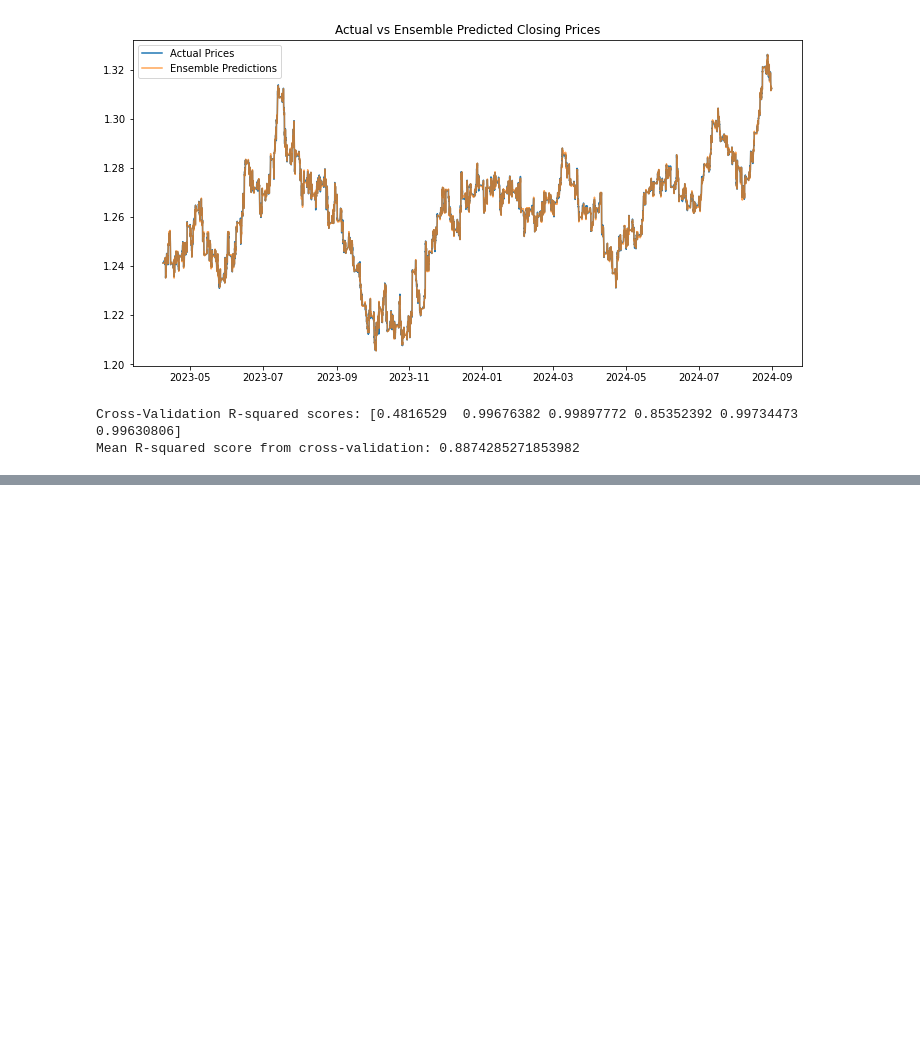
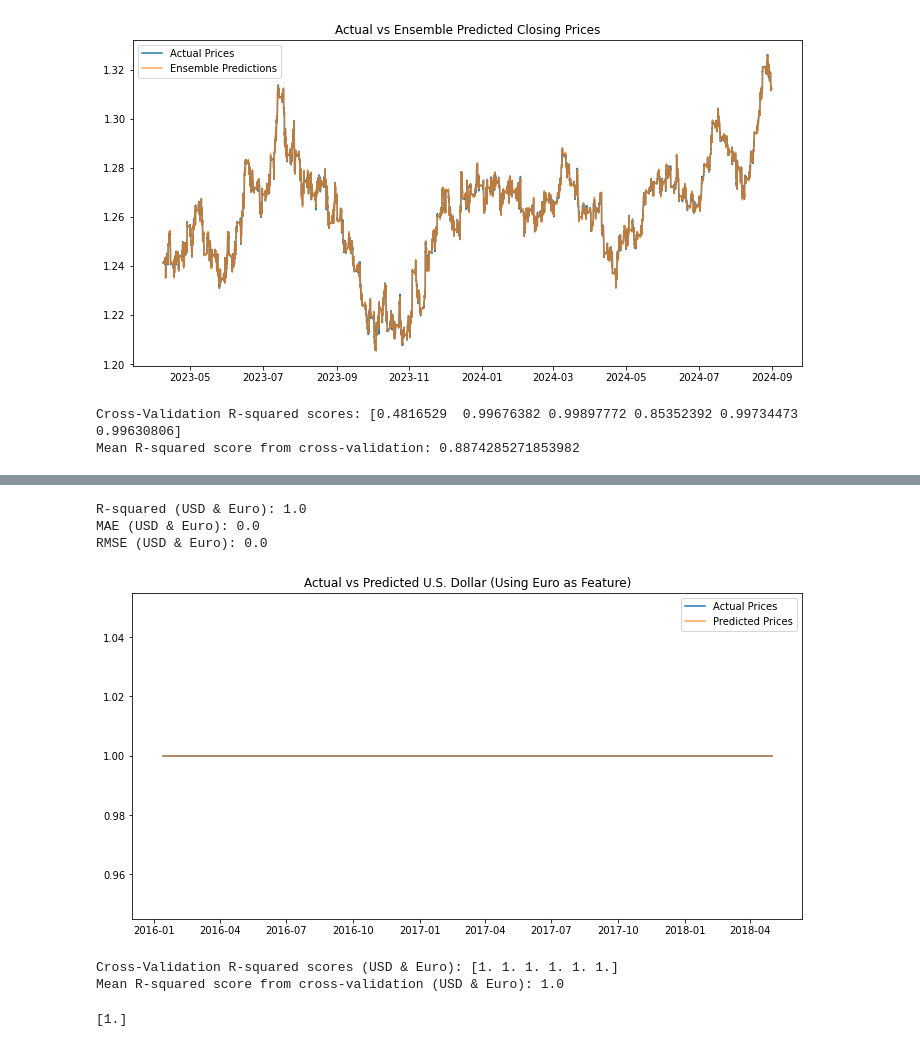
Before and after one commit to BerlinA-B/AlgoTradingProject, a Jupyter notebook: Progress_Updated_ATPM.ipynb, the cells around one changed output, grey strips where cells are left out. Drawn from its saved outputs; the diff is of its cells as text; code cells hidden in the pictures; blank space fills up the shorter version.

Commit message:
added kaggle dataset and addidtional training

```diff
--- a/Progress_Updated_ATPM.ipynb
+++ b/Progress_Updated_ATPM.ipynb
@@ -187,0 +212,75 @@ Mean R-squared score from cross-validation: 0.8874285271853982
+# %%
+data_new = pd.read_csv("currency_exchange_rates_02-01-1995_-_02-05-2018.csv")
+data_new['Date'] = pd.to_datetime(data_new['Date'])
+data_new.set_index('Date', inplace=True)
+
+# Handle missing values (e.g., forward fill)
+data_new.ffill(inplace=True)
+data_new.dropna(inplace=True)  # Drop remaining rows with missing data if any
+
+# Select only U.S. Dollar and Euro columns for analysis
+usd_euro_data = data_new[['U.S. Dollar', 'Euro']].copy()
+
+# Feature Engineering: Moving averages and other features
+usd_euro_data['USD_MA_5'] = usd_euro_data['U.S. Dollar'].rolling(window=5).mean()
+usd_euro_data['USD_MA_50'] = usd_euro_data['U.S. Dollar'].rolling(window=50).mean()
+usd_euro_data['USD_EMA_10'] = usd_euro_data['U.S. Dollar'].ewm(span=10, adjust=False).mean()
+
+usd_euro_data['Euro_MA_5'] = usd_euro_data['Euro'].rolling(window=5).mean()
+usd_euro_data['Euro_MA_50'] = usd_euro_data['Euro'].rolling(window=50).mean()
+usd_euro_data['Euro_EMA_10'] = usd_euro_data['Euro'].ewm(span=10, adjust=False).mean()
+
+# Target variable: Predicting the next U.S. Dollar value
+usd_euro_data["Target"] = usd_euro_data["Euro"].shift(-1)
+
+# Drop rows with NaN after feature creation
+usd_euro_data.dropna(subset=["Target"], inplace=True)
+
+usd_euro_data = usd_euro_data.drop(columns=["U.S. Dollar", "USD_MA_5", "USD_MA_50", "USD_EMA_10"])
+
+# Features (X) and Target (Y)
+X_usd_euro = usd_euro_data.drop(['Target'], axis=1)
+Y_usd_euro = usd_euro_data['Target']
+
+# Train-test split
+X_train_usd_euro, X_test_usd_euro, Y_train_usd_euro, Y_test_usd_euro = train_test_split(
+    X_usd_euro, Y_usd_euro, test_size=0.3, shuffle=False
+)
+
+# Train Random Forest model
+rf_model_usd_euro = RandomForestRegressor(n_estimators=100, max_depth=10, random_state=42)
+rf_model_usd_euro.fit(X_train_usd_euro, Y_train_usd_euro)
+
+# Predict and evaluate
+Y_pred_usd_euro = rf_model_usd_euro.predict(X_test_usd_euro)
+
+# Evaluation Metrics
+print(f"R-squared (USD & Euro): {r2_score(Y_test_usd_euro, Y_pred_usd_euro)}")
+print(f"MAE (USD & Euro): {mean_absolute_error(Y_test_usd_euro, Y_pred_usd_euro)}")
+print(f"RMSE (USD & Euro): {mean_squared_error(Y_test_usd_euro, Y_pred_usd_euro, squared=False)}")
+
+# Plot Actual vs Predicted
+plt.figure(figsize=(12, 6))
+plt.plot(Y_test_usd_euro.index, Y_test_usd_euro, label='Actual Prices')
+plt.plot(Y_test_usd_euro.index, Y_pred_usd_euro, label='Predicted Prices', alpha=0.7)
+plt.title('Actual vs Predicted U.S. Dollar (Using Euro as Feature)')
+plt.legend()
+plt.show()
+
+# Cross-validation for robustness
+tscv_usd_euro = TimeSeriesSplit(n_splits=6)
+cross_val_scores_usd_euro = cross_val_score(rf_model_usd_euro, X_usd_euro, Y_usd_euro, cv=tscv_usd_euro, scoring='r2')
+print(f"Cross-Validation R-squared scores (USD & Euro): {cross_val_scores_usd_euro}")
+print(f"Mean R-squared score from cross-validation (USD & Euro): {cross_val_scores_usd_euro.mean()}")
+# %% [output]
+R-squared (USD & Euro): 1.0
+MAE (USD & Euro): 0.0
+RMSE (USD & Euro): 0.0
+[figure, added]
+Cross-Validation R-squared scores (USD & Euro): [1. 1. 1. 1. 1. 1.]
+Mean R-squared score from cross-validation (USD & Euro): 1.0
+# %%
+correlation_matrix = usd_euro_data.corr()
+print(correlation_matrix["Target"])
+# %% [output]
+[1.]
```
Also changed, not shown: parts of 1 cell of this notebook, 2 other files.
